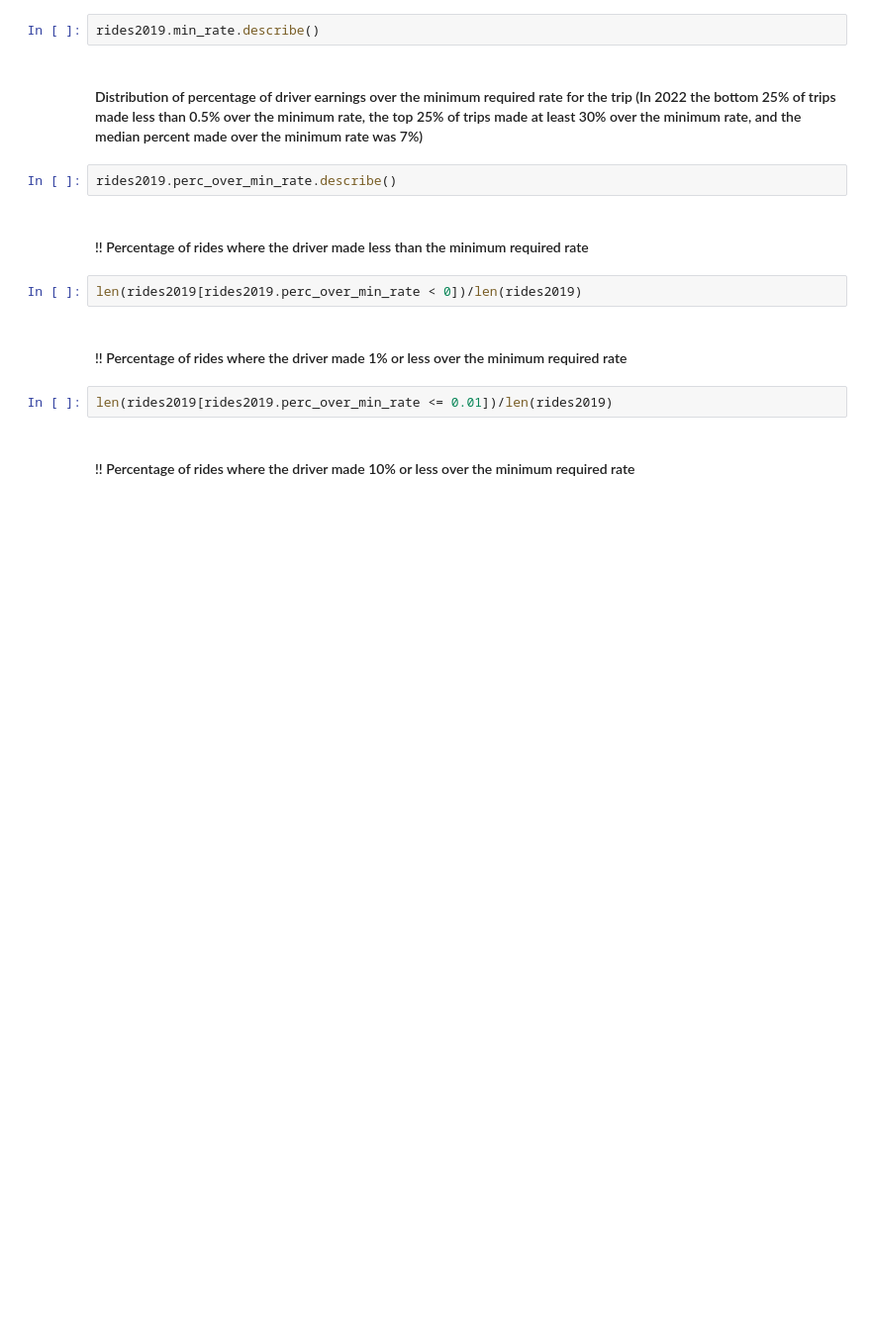
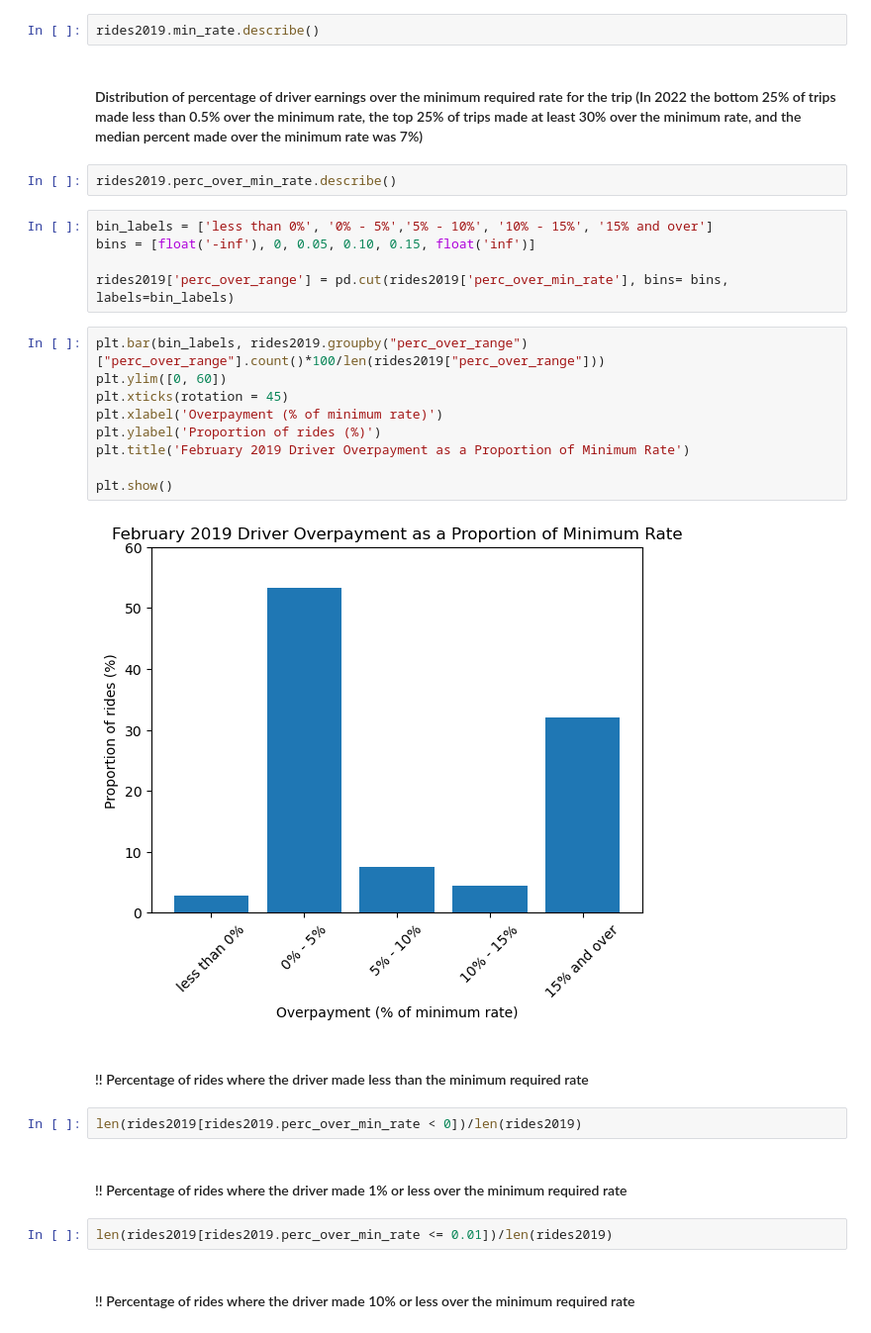
Before and after one commit to vivekr98/NYTWA, a Jupyter notebook: NYTWA Final Analysis.ipynb, the cells around one changed output. Shown at 99% size. Saved outputs shown, nothing was run; the diff lists cells and outputs as text; blank space fills up the shorter version.

Commit message:
added categorical plots

```diff
--- a/NYTWA Final Analysis.ipynb
+++ b/NYTWA Final Analysis.ipynb
@@ -95,6 +107,22 @@ rides2019.min_rate.describe()
 #### Distribution of percentage of driver earnings over the minimum required rate for the trip (In 2022 the bottom 25% of trips made less than 0.5% over the minimum rate, the top 25% of trips made at least 30% over the minimum rate, and the median percent made over the minimum rate was 7%)
 # %%
 rides2019.perc_over_min_rate.describe()
+# %%
+bin_labels = ['less than 0%', '0% - 5%','5% - 10%', '10% - 15%', '15% and over']
+bins = [float('-inf'), 0, 0.05, 0.10, 0.15, float('inf')]
+
+rides2019['perc_over_range'] = pd.cut(rides2019['perc_over_min_rate'], bins= bins, labels=bin_labels)
+# %%
+plt.bar(bin_labels, rides2019.groupby("perc_over_range")["perc_over_range"].count()*100/len(rides2019["perc_over_range"]))
+plt.ylim([0, 60])
+plt.xticks(rotation = 45)
+plt.xlabel('Overpayment (% of minimum rate)')
+plt.ylabel('Proportion of rides (%)')
+plt.title('February 2019 Driver Overpayment as a Proportion of Minimum Rate')
+
+plt.show()
+# %% [output]
+[figure, added]
 # %% [markdown]
 #### !! Percentage of rides where the driver made less than the minimum required rate
 # %%
```
Also changed, not shown: parts of 16 cells of this notebook.
